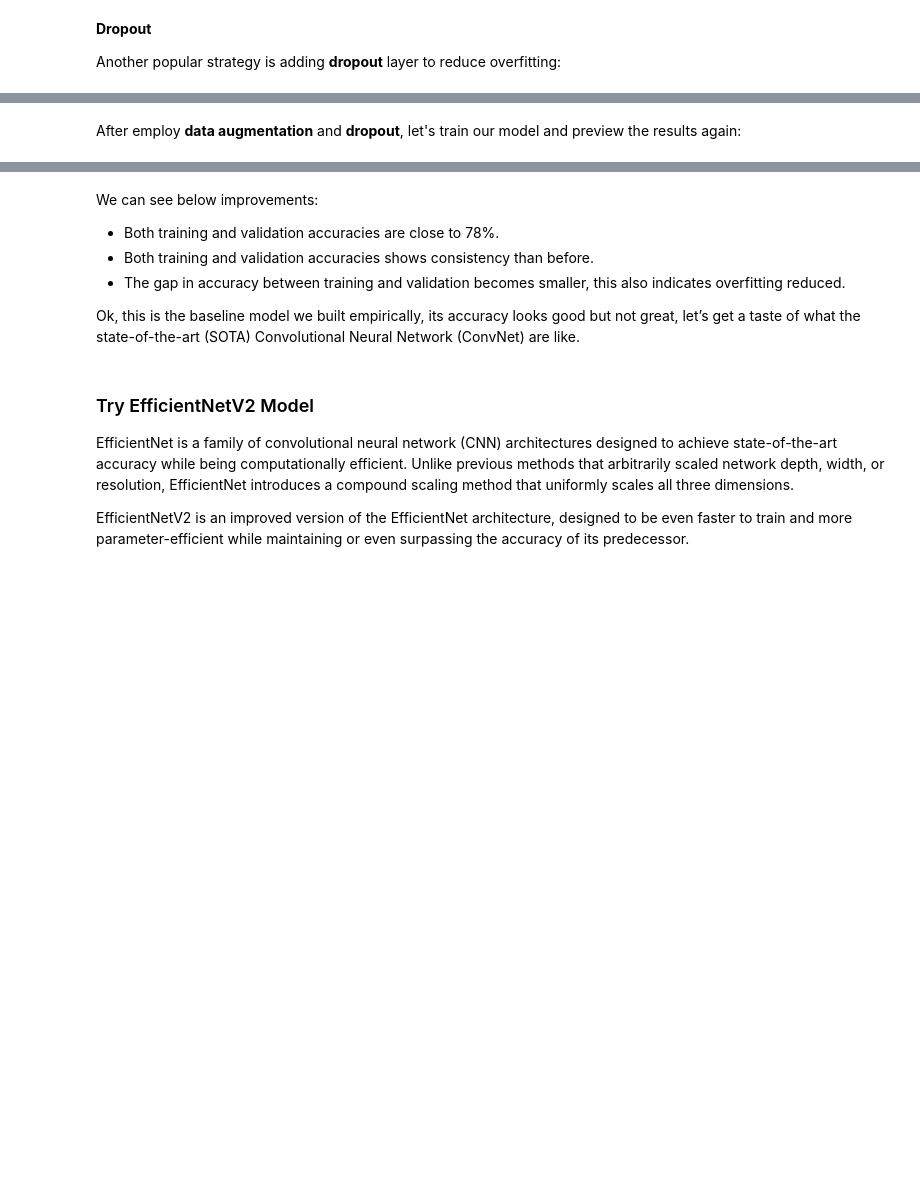
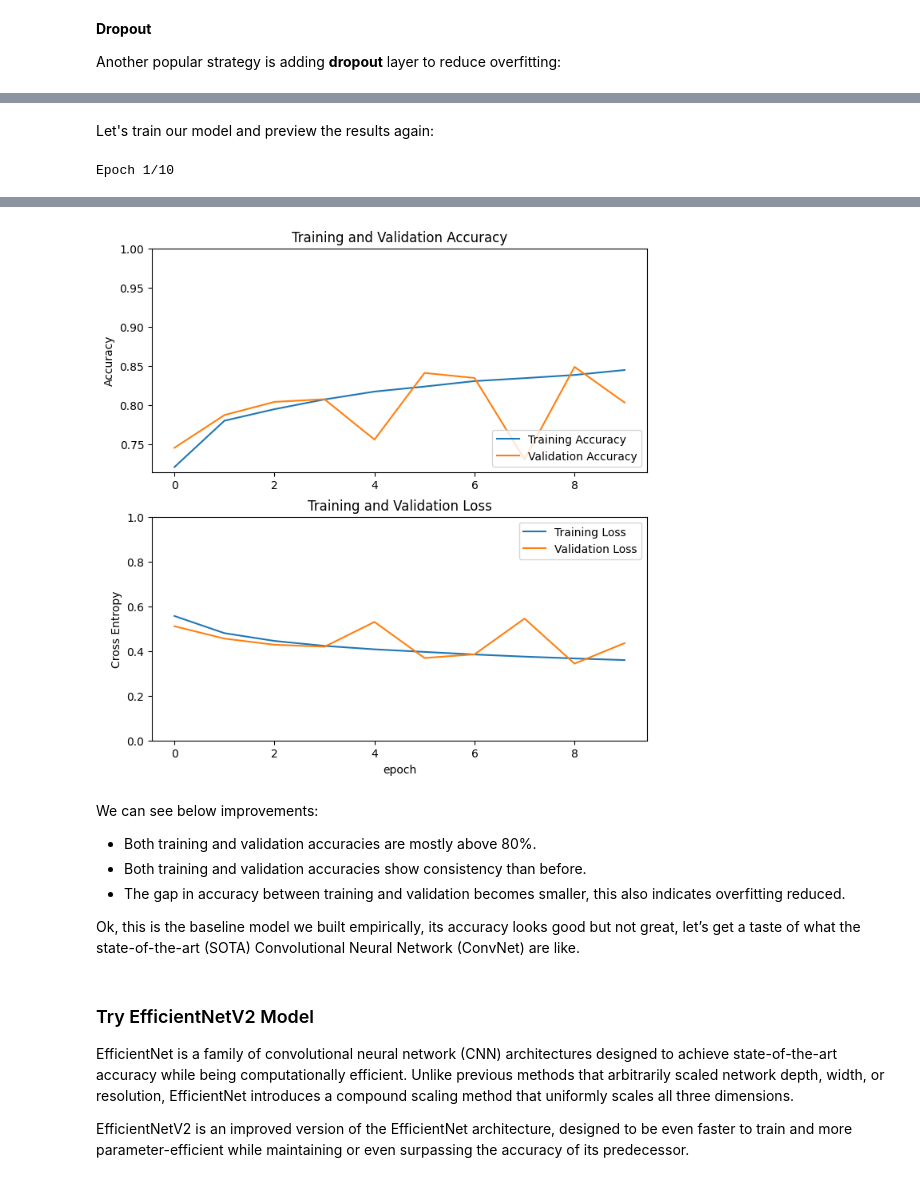
Before and after one commit to zac4j/computer-vision, a Jupyter notebook: histopathologic-cancer-detection.ipynb, the cells around one changed output, grey strips where cells are left out. Cells and saved outputs as stored; diff of their text form; code cells hidden in the pictures; blank space fills up the shorter version.

```diff
--- a/histopathologic-cancer-detection.ipynb
+++ b/histopathologic-cancer-detection.ipynb
@@ -218,9 +275,10 @@ The Output shape column shows how the size of our feature map evolves in each su
 # %% [markdown]
 Next, let's configure the sepecifications for model training. Since we're facing a binary classification problem, we'll select the `BinaryCrossentropy` loss and use the `RMSprop` optimizer, also monitoring the classification accuracy during the training.
 # %%
+learning_rate=0.001
 def compile_model():
     model.compile(loss=keras.losses.BinaryCrossentropy(),
-             optimizer=keras.optimizers.RMSprop(learning_rate=0.001),
+             optimizer=keras.optimizers.RMSprop(learning_rate=learning_rate),
              metrics=['accuracy'])
 compile_model()
 # %% [markdown]
@@ -379,7 +496,9 @@ model = Model(img_input, output)
 # %% [markdown]
-After employ **data augmentation** and **dropout**, let's train our model and preview the results again:
+Let's train our model and preview the results again:
 # %%
-# Compile model -> fit model -> preview model training accuracy
+# Compile model -> fit model -> preview learning curve
 compile_model()
 history = fit_model()
-preview_accuracy()
+preview_learning_curve()
+# %% [output]
+Epoch 1/10
@@ -386,7 +525,8 @@ preview_accuracy()
+[figure, added]
 # %% [markdown]
 We can see below improvements:
-- Both training and validation accuracies are close to 78%.
-- Both training and validation accuracies shows consistency than before.
+- Both training and validation accuracies are mostly above 80%.
+- Both training and validation accuracies show consistency than before.
 - The gap in accuracy between training and validation becomes smaller, this also indicates overfitting reduced.
 
 Ok, this is the baseline model we built empirically, its accuracy looks good but not great, let’s get a taste of what the state-of-the-art (SOTA) Convolutional Neural Network (ConvNet) are like.
```
Also changed, not shown: parts of 40 cells of this notebook.
